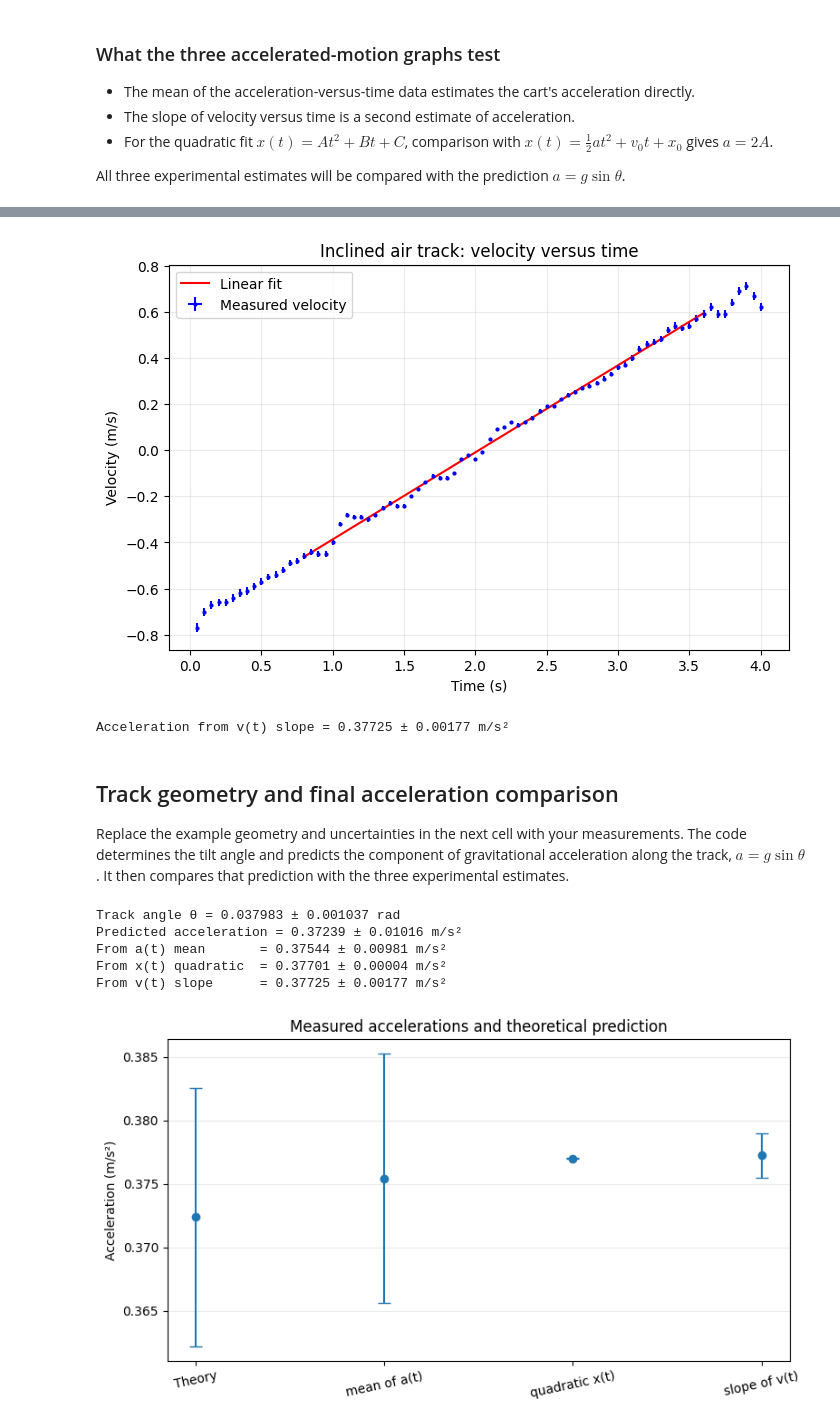
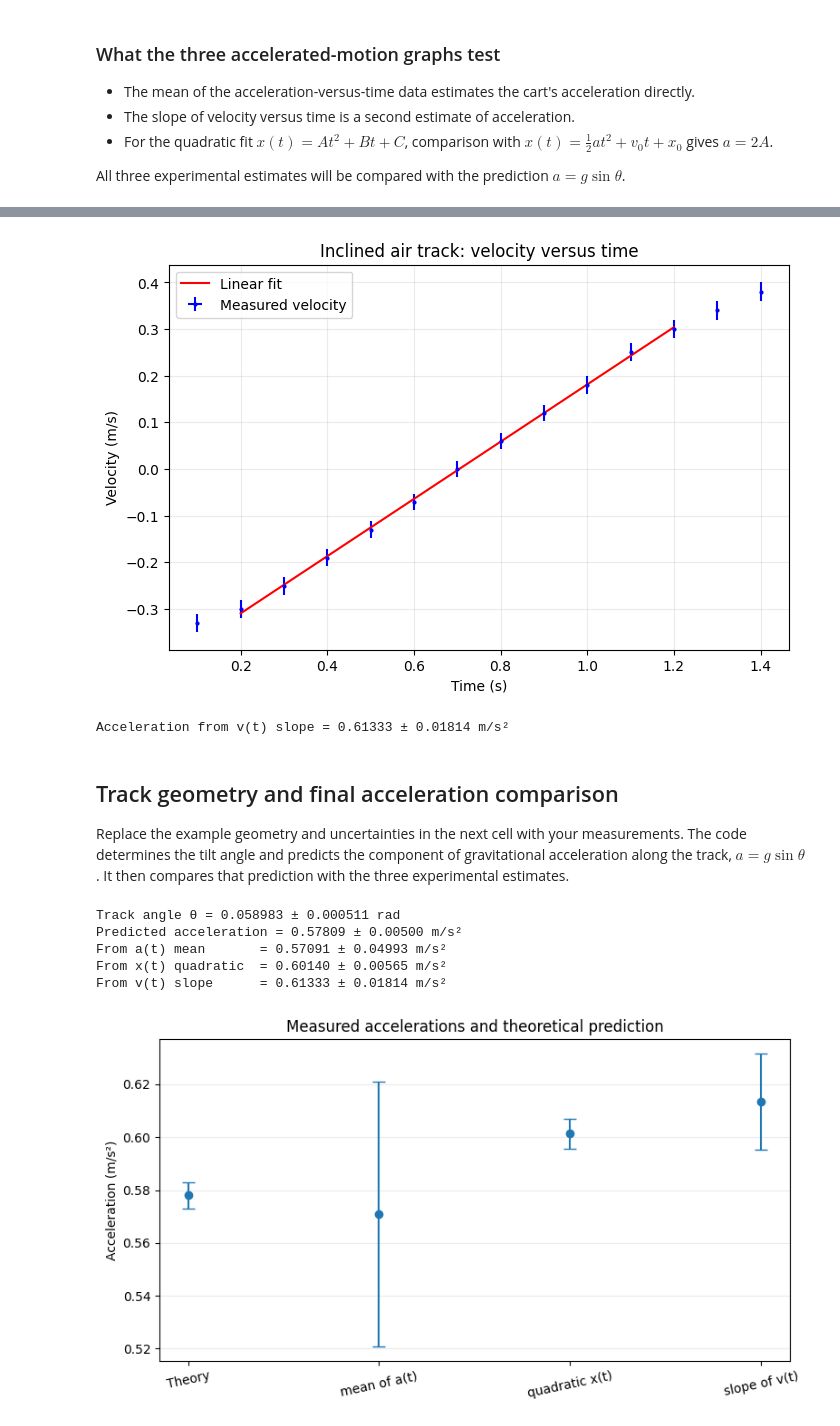
Before and after one commit to lucastyreeherrmann25-glitch/Phys201L, a Jupyter notebook: labs/Lab02_Air_Track_Kinematics/Lab02_Air_Track_Kinematics.ipynb, the cells around one changed output, grey strips where cells are left out. Cells and saved outputs as stored; diff of their text form; code cells hidden in the pictures.

```diff
--- a/labs/Lab02_Air_Track_Kinematics/Lab02_Air_Track_Kinematics.ipynb
+++ b/labs/Lab02_Air_Track_Kinematics/Lab02_Air_Track_Kinematics.ipynb
@@ -194,12 +194,12 @@ LAB_PATH = "labs/Lab02_Air_Track_Kinematics"
 
 SENSOR_FILE = "TeamLTH_Sensor_test.csv"
 LEVEL_FILE = "TeamLTH_Level_Airtrack.csv"
-INCLINED_FILE = "Team##_Inclined_Airtrack.csv"
+INCLINED_FILE = "TeamLTH_Inclined_Airtrack.csv"
 
 # Adjust these limits only after inspecting your team's graphs. Choose the
 # interval containing the clean motion between bumper collisions.
 LEVEL_FIT_MIN, LEVEL_FIT_MAX = 0.20, 2.10
-INCLINED_FIT_MIN, INCLINED_FIT_MAX = 0.80, 3.60
+INCLINED_FIT_MIN, INCLINED_FIT_MAX = 0.20, 1.20
 
 def load_lab_csv(example_name, team_name):
     """Load bundled example data or a CSV committed to the team's GitHub fork."""
@@ -439,9 +439,9 @@ All three experimental estimates will be compared with the prediction $a=g\sin\t
 # %%
 # Acceleration versus time: inclined air track
 
-inclined_df = load_lab_csv('example_inclined_airtrack.csv', INCLINED_FILE)
-t_inclined = inclined_df['Time (s) Run #1'].to_numpy(dtype=float)
-a_inclined = inclined_df['Acceleration (m/s²) Run #1'].to_numpy(dtype=float)
+inclined_df = load_lab_csv('TeamLTH_Inclined_Airtrack.csv', INCLINED_FILE)
+t_inclined = inclined_df['Time (s) Run #6'].to_numpy(dtype=float)
+a_inclined = inclined_df['Acceleration, Ch1&2 (m/s²) Run #6'].to_numpy(dtype=float)
 sigma_a = np.full_like(t_inclined, delta_delta_x/Delta_t**2)
 
 fig, ax = plt.subplots(figsize=(8, 5))
@@ -464,7 +464,7 @@ Mean acceleration from a(t) = 0.37544 ± 0.00981 m/s²
 # %%
 # Position versus time: inclined air track
 
-x_inclined = inclined_df['Position (m) Run #1'].to_numpy(dtype=float)
+x_inclined = inclined_df['Position, Ch1&2 (m) Run #6'].to_numpy(dtype=float)
 sigma_x_inclined = np.full_like(t_inclined, delta_x_single)
 
 fig, ax = plt.subplots(figsize=(8, 5))
@@ -488,7 +488,7 @@ Acceleration from x(t), 2A = 0.37701 ± 0.00004 m/s²
 # %%
 # Velocity versus time: inclined air track
 
-v_inclined = inclined_df['Velocity (m/s) Run #1'].to_numpy(dtype=float)
+v_inclined = inclined_df['Velocity, Ch1&2 (m/s) Run #6'].to_numpy(dtype=float)
 sigma_v_inclined = delta_delta_x/Delta_t + np.abs(v_inclined)*delta_delta_t/Delta_t
 
 fig, ax = plt.subplots(figsize=(8, 5))
@@ -506,8 +506,8 @@ plt.show()
 
 print(f"Acceleration from v(t) slope = {a_from_v:.5f} ± {da_from_v:.5f} m/s²")
 # %% [output]
-[figure, old version]
+[figure, new version]
-Acceleration from v(t) slope = 0.37725 ± 0.00177 m/s²
+Acceleration from v(t) slope = 0.61333 ± 0.01814 m/s²
 # %% [markdown]
 ## Track geometry and final acceleration comparison
 
@@ -516,48 +516,48 @@ Replace the example geometry and uncertainties in the next cell with your measur
 # Track geometry and comparison of acceleration estimates
 
 # Replace with your team's measurements (meters).
-d = 1.000              # horizontal distance between supports
-uncertainty_d = 0.001
-h = 0.038              # shim height
-uncertainty_h = 0.001
+d = 103.3              # horizontal distance between supports
+uncertainty_d = 0.05
+h = 6.1            # shim height
+uncertainty_h = 0.05
 
 theta_min = np.arctan((h - uncertainty_h)/(d + uncertainty_d))
 theta_max = np.arctan((h + uncertainty_h)/(d - uncertainty_d))
 theta = (theta_max + theta_min)/2
 dtheta = (theta_max - theta_min)/2
 
 g = 9.80665  # m/s²
 a_theory_min = g*np.sin(theta_min)
 a_theory_max = g*np.sin(theta_max)
 a_theory = (a_theory_max + a_theory_min)/2
 da_theory = (a_theory_max - a_theory_min)/2
 
 a_from_x, da_from_x = 2*A, 2*dA
 
 print(f"Track angle θ = {theta:.6f} ± {dtheta:.6f} rad")
 print(f"Predicted acceleration = {a_theory:.5f} ± {da_theory:.5f} m/s²")
 print(f"From a(t) mean       = {a_from_a:.5f} ± {da_from_a:.5f} m/s²")
 print(f"From x(t) quadratic  = {a_from_x:.5f} ± {da_from_x:.5f} m/s²")
 print(f"From v(t) slope      = {a_from_v:.5f} ± {da_from_v:.5f} m/s²")
 
 labels = ['Theory', 'mean of a(t)', 'quadratic x(t)', 'slope of v(t)']
 values = np.array([a_theory, a_from_a, a_from_x, a_from_v])
 uncertainties = np.array([da_theory, da_from_a, da_from_x, da_from_v])
 
 fig, ax = plt.subplots(figsize=(8, 4.5))
 ax.errorbar(labels, values, yerr=uncertainties, fmt='o', capsize=5)
 ax.set(ylabel='Acceleration (m/s²)', title='Measured accelerations and theoretical prediction')
 ax.grid(axis='y', alpha=0.25)
 plt.xticks(rotation=12)
 plt.tight_layout()
 plt.show()
 # %% [output]
-Track angle θ = 0.037983 ± 0.001037 rad
-Predicted acceleration = 0.37239 ± 0.01016 m/s²
-From a(t) mean       = 0.37544 ± 0.00981 m/s²
-From x(t) quadratic  = 0.37701 ± 0.00004 m/s²
-From v(t) slope      = 0.37725 ± 0.00177 m/s²
+Track angle θ = 0.058983 ± 0.000511 rad
+Predicted acceleration = 0.57809 ± 0.00500 m/s²
+From a(t) mean       = 0.57091 ± 0.04993 m/s²
+From x(t) quadratic  = 0.60140 ± 0.00565 m/s²
+From v(t) slope      = 0.61333 ± 0.01814 m/s²
-[figure, old version]
+[figure, new version]
 # %% [markdown]
 # Your Lab Report
 
```
Also changed, not shown: parts of 4 cells of this notebook.
